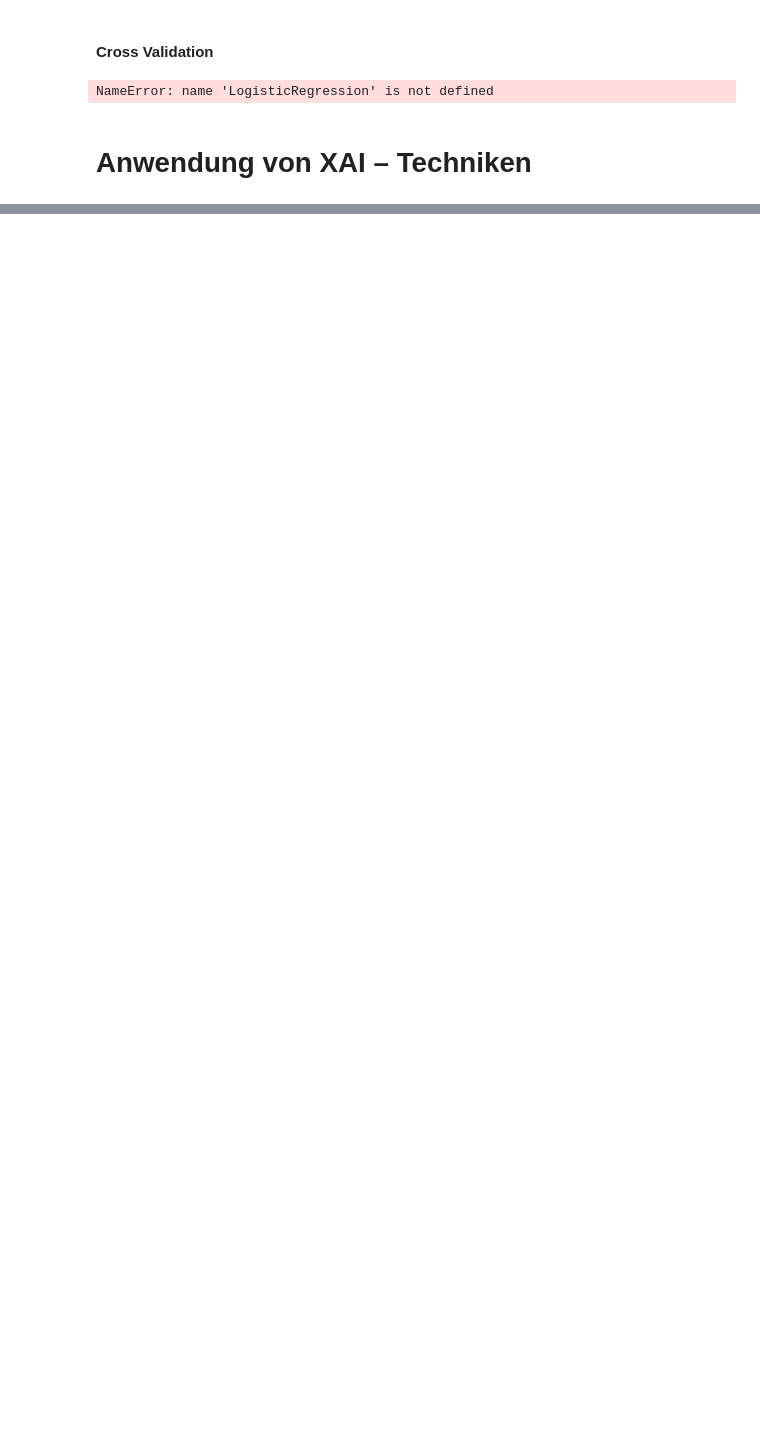
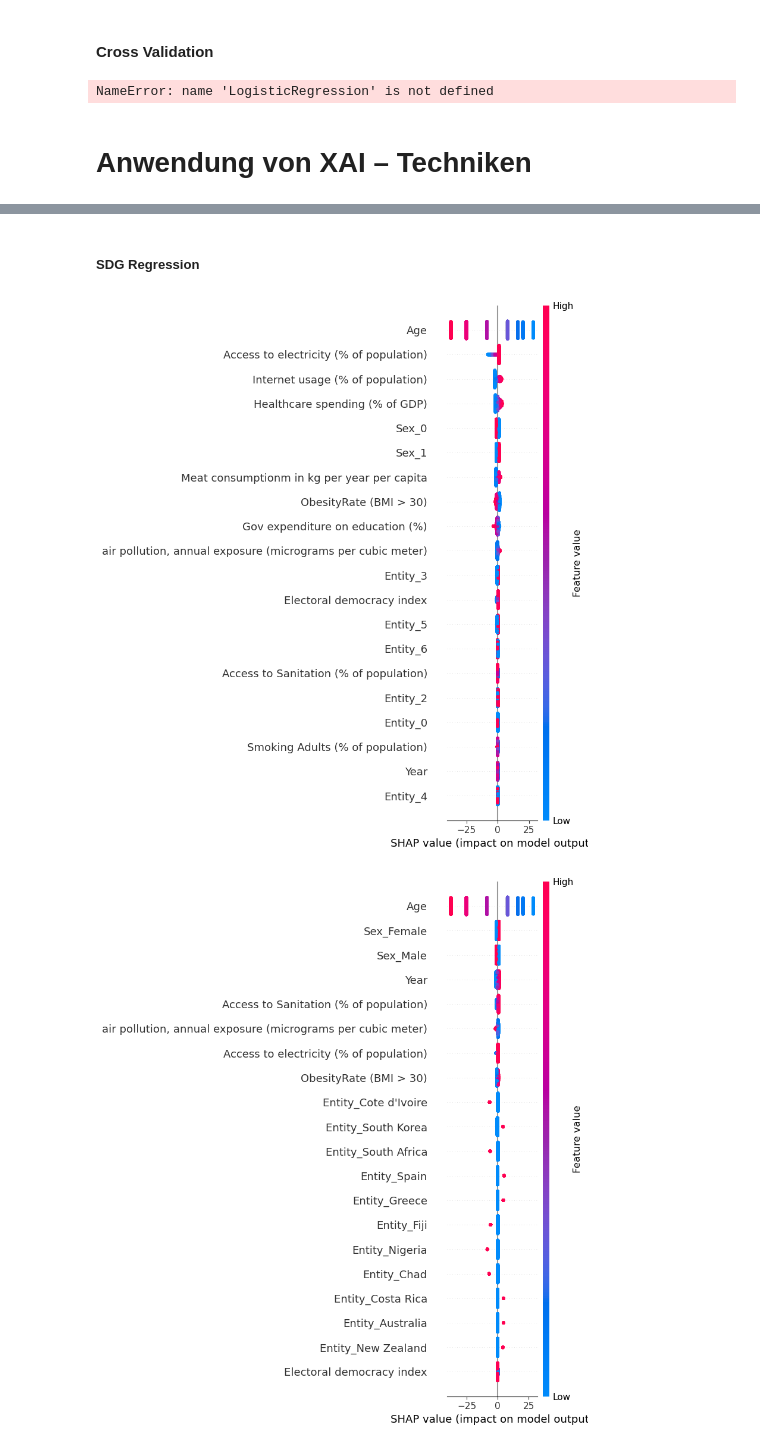
Before and after one commit to HarisFetic/Lebenserwartungs-Rechner-Projekt, a Jupyter notebook: sven/final.ipynb, the cells around one changed output, grey strips where cells are left out. Cells and saved outputs as stored; diff of their text form; code cells hidden in the pictures; blank space fills up the shorter version.

```diff
--- a/sven/final.ipynb
+++ b/sven/final.ipynb
@@ -1624,23 +1919,0 @@ plt.show()
-# %%
-data = pd.read_csv('training_dataset_binary.csv')
-
-#Remaining Life Expectancy target variable
-X = data.drop('Remaining Life Expectancy', axis=1)
-y = data['Remaining Life Expectancy']
-
-# Splitting the data into training and testing sets
-X_train, X_test, y_train, y_test = train_test_split(X, y, test_size=0.2, random_state=42)
-
-# Initialize and train the regression model
-model = LinearRegression()
-model.fit(X_train, y_train)
-
-# Predicting and evaluating the model
-y_pred = model.predict(X_test)
-mse = mean_squared_error(y_test, y_pred)
-rmse = np.sqrt(mse)
-
-print(f"Model Performance: RMSE = {rmse}")
-
-# Save model
-dump(model, 'frontend/linreg.joblib')
@@ -2121 +2379,18 @@ shap.force_plot(explainer.expected_value, shap_values[i], X_test.iloc[i])
+# %% [markdown]
+##### SDG Regression
+# %%
+# Creating SHAP explainers
+explainer_binary_reg = shap.Explainer(results_binary['model'], results_binary['X_train_scaled'])
+shap_values_binary_reg = explainer_binary_reg(results_binary['X_test_scaled'])
+
+explainer_onehot_reg = shap.Explainer(results_onehot['model'], results_onehot['X_train_scaled'])
+shap_values_onehot_reg = explainer_onehot_reg(results_onehot['X_test_scaled'])
+
+
+# Visualizing SHAP values
+shap.summary_plot(shap_values_binary_reg, results_binary['X_test_scaled'], feature_names=results_binary['feature_names'])
+shap.summary_plot(shap_values_onehot_reg, results_onehot['X_test_scaled'], feature_names=results_onehot['feature_names'])
+# %% [output]
+[figure, added]
+[figure, added]
 # %% [markdown]
```
Also changed, not shown: parts of 41 cells of this notebook.
